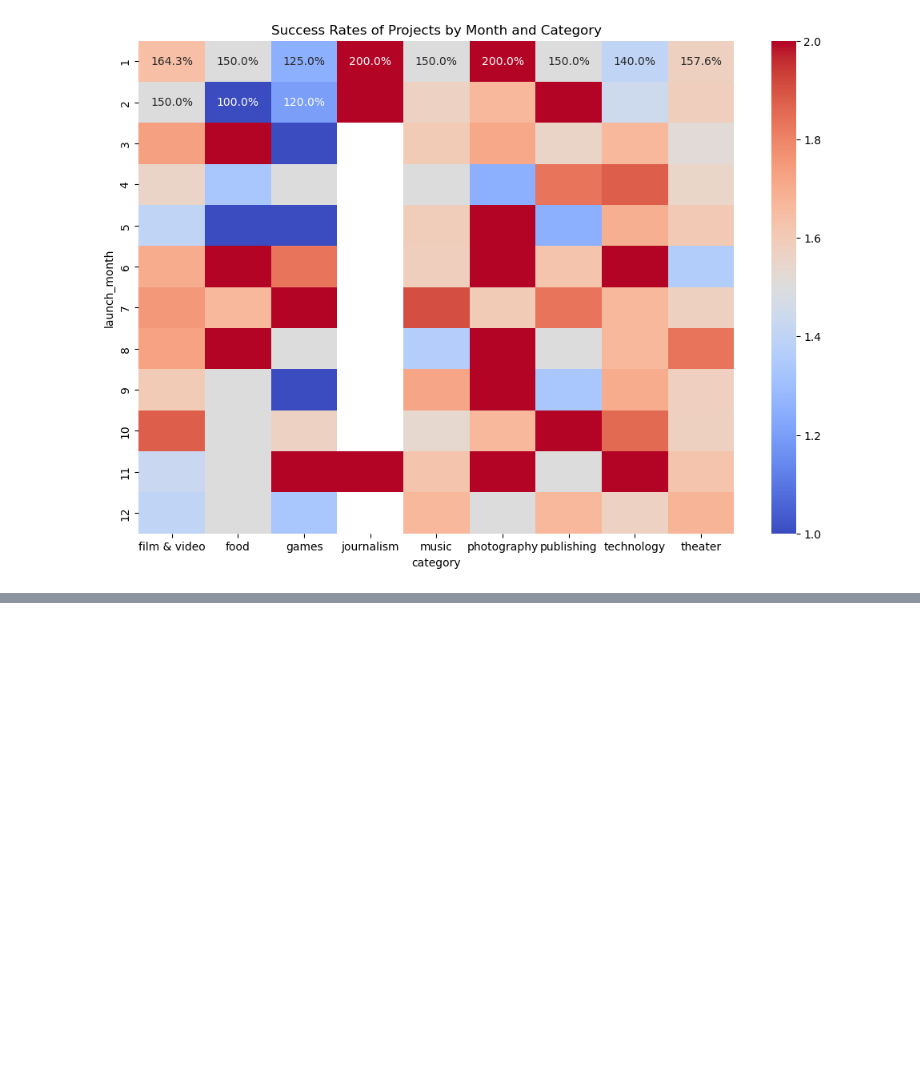
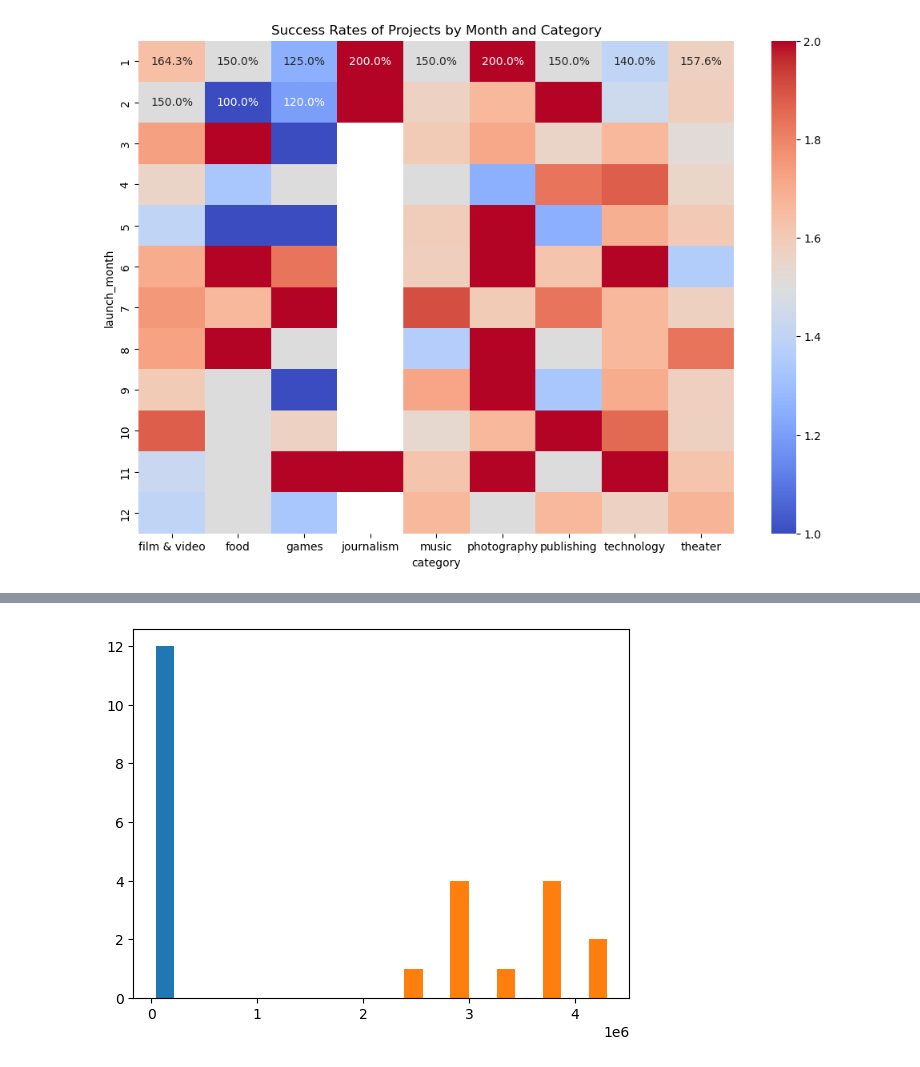
Before and after one commit to musicmaj/Crowdfunding_ETL, a Jupyter notebook: Crowdfunding_ETL/01-Ins_ETL_Mini_Project/Starter_Files/project2_krivers_apatil_analysis.ipynb, the cells around one changed output, grey strips where cells are left out. Saved outputs shown, nothing was run; the diff lists cells and outputs as text; code cells hidden in the pictures; blank space fills up the shorter version.

```diff
--- a/Crowdfunding_ETL/01-Ins_ETL_Mini_Project/Starter_Files/project2_krivers_apatil_analysis.ipynb
+++ b/Crowdfunding_ETL/01-Ins_ETL_Mini_Project/Starter_Files/project2_krivers_apatil_analysis.ipynb
@@ -370,0 +379,5 @@ KeyError: 'goal'
+# %%
+pledge_amount = vis2_df.groupby(["launch_month"])["pledged"].sum().reset_index()
+pledge_amount .head(12)
+# pledge = pd.DataFrame(pledge_amount)
+pledge_amount.head()
@@ -370,0 +391,5 @@ KeyError: 'goal'
+# %%
+plt.hist(pledge_amount)
+plt.show()
+# %% [output]
+[figure, added]
```
Also changed, not shown: parts of 9 cells of this notebook, 3 other files.
